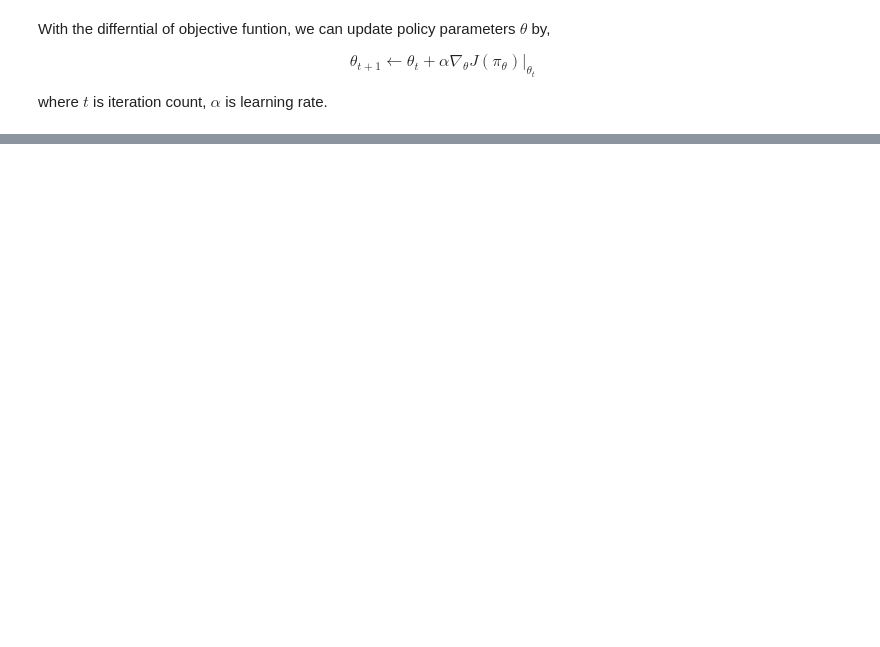
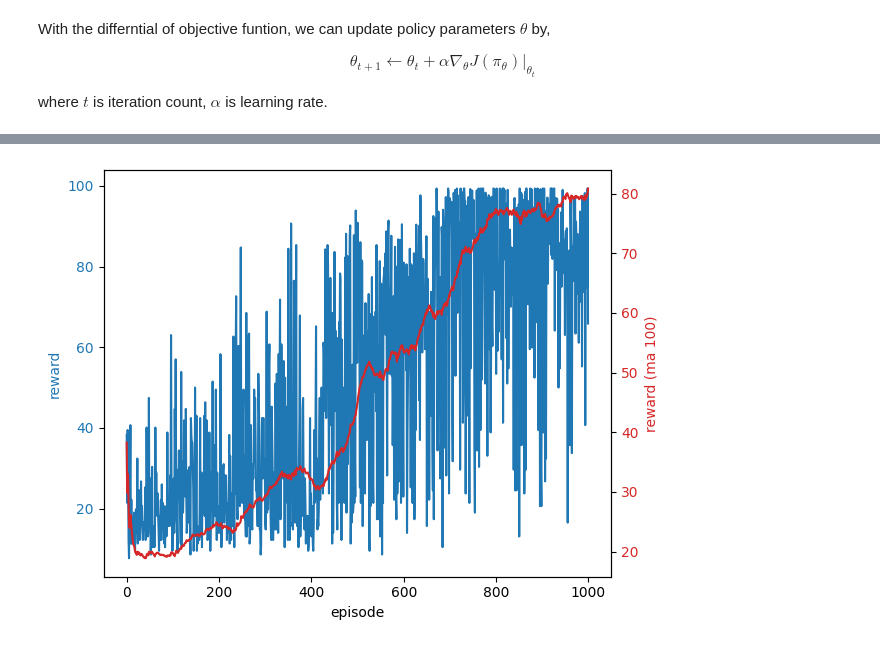
Before and after one commit to kueiwen/reinforcement-learning, a Jupyter notebook: policy_gradient.ipynb, the cells around one changed output, grey strips where cells are left out. Saved outputs shown, nothing was run; the diff lists cells and outputs as text; code cells hidden in the pictures; blank space fills up the shorter version.

```diff
--- a/policy_gradient.ipynb
+++ b/policy_gradient.ipynb
@@ -77,0 +172,11 @@ where $t$ is iteration count, $\alpha$ is learning rate.
+# %%
+import gym
+
+env = gym.make('CartPole-v1')
+
+n_state = env.observation_space.shape[0]
+n_action = env.action_space.n
+hidden_dim = 64
+
+pg = PG(env, n_state, hidden_dim, n_action, lr=0.01, gamma=0.99, epsilon=1.0, episodes=1000)
+pg.training()
@@ -77,0 +194,34 @@ where $t$ is iteration count, $\alpha$ is learning rate.
+# %%
+import matplotlib.pyplot as plt
+import pandas as pd
+
+def ma(x, window_len=10):
+    res = list()
+    for i in range(len(x)):
+        if i < window_len:
+            res.append(x[:i+1].mean())
+        else:
+            res.append(x[i-window_len:i].mean())
+    return res
+
+df = pd.DataFrame({'episode': range(pg.episodes), 'reward': pg.total_rewards, 'steps': pg.total_steps})
+fig, ax1 = plt.subplots()
+color = 'tab:blue'
+ax1.set_xlabel('episode')
+ax1.set_ylabel('reward', color=color)
+ax1.plot(df['episode'], df['reward'], color=color)
+#ax1.plot(df['episode'], df['reward'], color=color)
+ax1.tick_params(axis='y', labelcolor=color)
+
+ax2 = ax1.twinx()  # instantiate a second Axes that shares the same x-axis
+
+color = 'tab:red'
+ax2.set_ylabel('reward (ma 100)', color=color)  # we already handled the x-label with ax1
+ax2.plot(df['episode'], ma(df['reward'],100), color=color)
+#ax2.plot(df['episode'], df['steps'], color=color)
+ax2.tick_params(axis='y', labelcolor=color)
+
+fig.tight_layout()  # otherwise the right y-label is slightly clipped
+plt.show()
+# %% [output]
+[figure, added]
```
Also changed, not shown: parts of 6 cells of this notebook.
